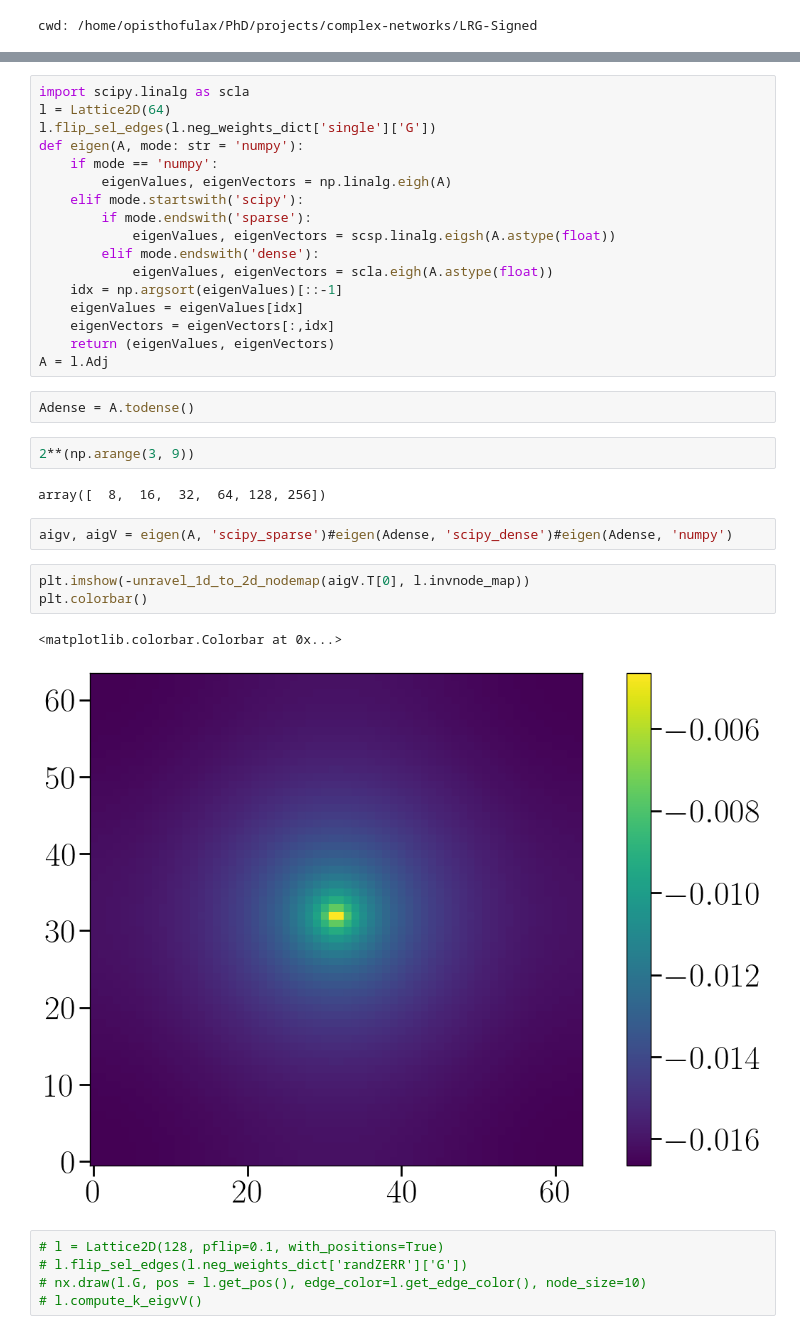
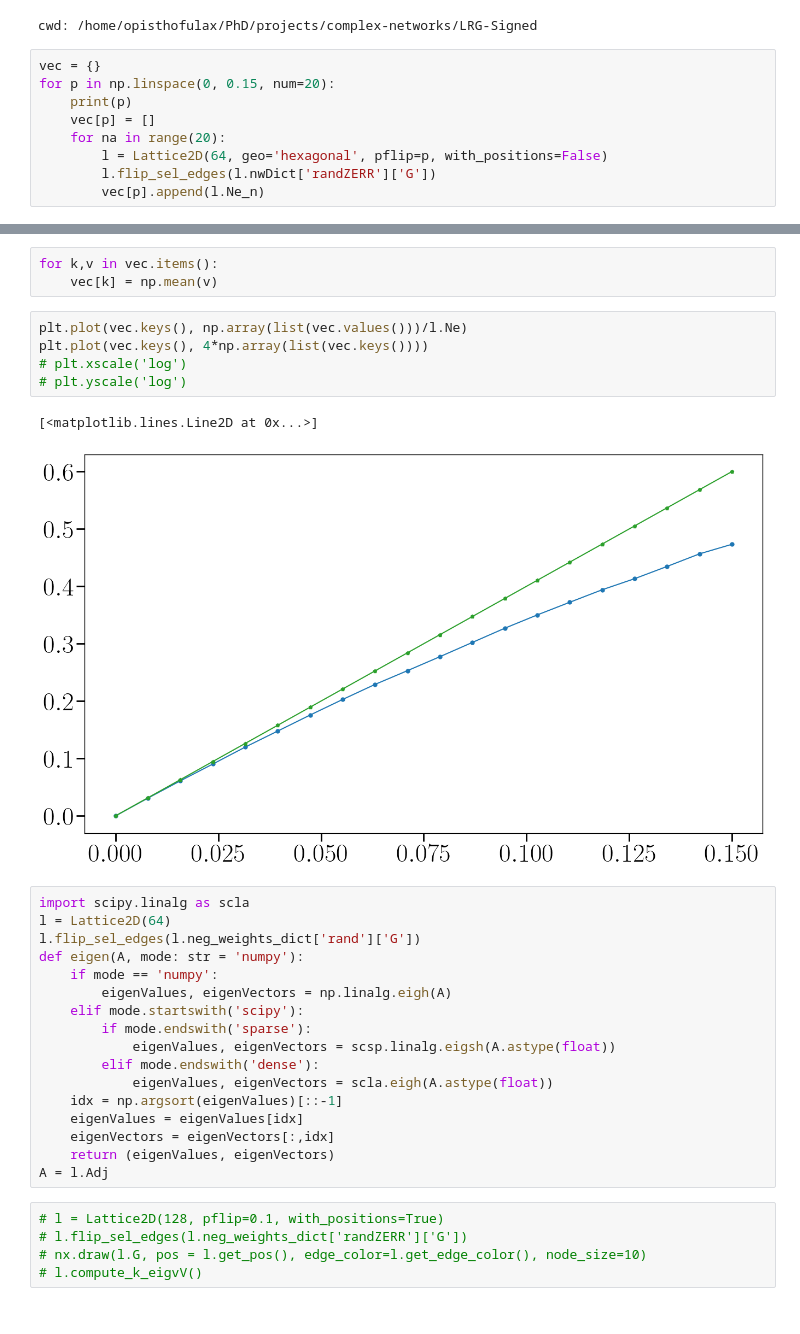
Before and after one commit to giulioiannelli/lrgsglib-public, a Jupyter notebook: nb/suppfig02_celltrans.ipynb, the cells around one changed output, grey strips where cells are left out. Saved outputs shown, nothing was run; the diff lists cells and outputs as text.

```diff
--- a/nb/suppfig02_celltrans.ipynb
+++ b/nb/suppfig02_celltrans.ipynb
@@ -9,3 +9,12 @@ plt.style.use('nb/nb_plotsheet.mplstyle')
 figpath = "data/plot/paper/suppinf/"
 # %% [output]
 cwd: /home/opisthofulax/PhD/projects/complex-networks/LRG-Signed
+# %%
+vec = {}
+for p in np.linspace(0, 0.15, num=20):
+    print(p)
+    vec[p] = []
+    for na in range(20):
+        l = Lattice2D(64, geo='hexagonal', pflip=p, with_positions=False)
+        l.flip_sel_edges(l.nwDict['randZERR']['G'])
+        vec[p].append(l.Ne_n)
@@ -12,7 +42,18 @@ cwd: /home/opisthofulax/PhD/projects/complex-networks/LRG-Signed
+# %%
+for k,v in vec.items():
+    vec[k] = np.mean(v)
+# %%
+plt.plot(vec.keys(), np.array(list(vec.values()))/l.Ne)
+plt.plot(vec.keys(), 4*np.array(list(vec.keys())))
+# plt.xscale('log')
+# plt.yscale('log')
+# %% [output]
+[<matplotlib.lines.Line2D at 0x...>]
+[figure, added]
 # %%
 import scipy.linalg as scla
 l = Lattice2D(64)
-l.flip_sel_edges(l.neg_weights_dict['single']['G'])
+l.flip_sel_edges(l.neg_weights_dict['rand']['G'])
 def eigen(A, mode: str = 'numpy'):
     if mode == 'numpy':
         eigenValues, eigenVectors = np.linalg.eigh(A)
@@ -26,20 +67,6 @@ def eigen(A, mode: str = 'numpy'):
     eigenVectors = eigenVectors[:,idx]
     return (eigenValues, eigenVectors)
 A = l.Adj
-# %%
-Adense = A.todense()
-# %%
-2**(np.arange(3, 9))
-# %% [output]
-array([  8,  16,  32,  64, 128, 256])
-# %%
-aigv, aigV = eigen(A, 'scipy_sparse')#eigen(Adense, 'scipy_dense')#eigen(Adense, 'numpy')
-# %%
-plt.imshow(-unravel_1d_to_2d_nodemap(aigV.T[0], l.invnode_map))
-plt.colorbar()
-# %% [output]
-<matplotlib.colorbar.Colorbar at 0x...>
-[figure, removed]
 # %%
 # l = Lattice2D(128, pflip=0.1, with_positions=True)
 # l.flip_sel_edges(l.neg_weights_dict['randZERR']['G'])
```
Also changed, not shown: parts of 5 cells of this notebook, 17 other files.
